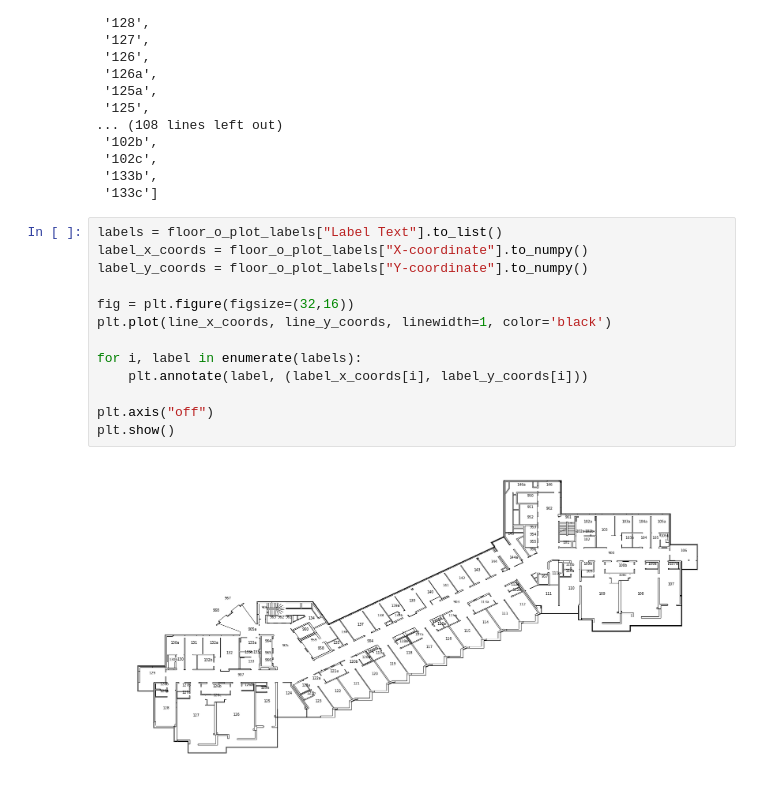
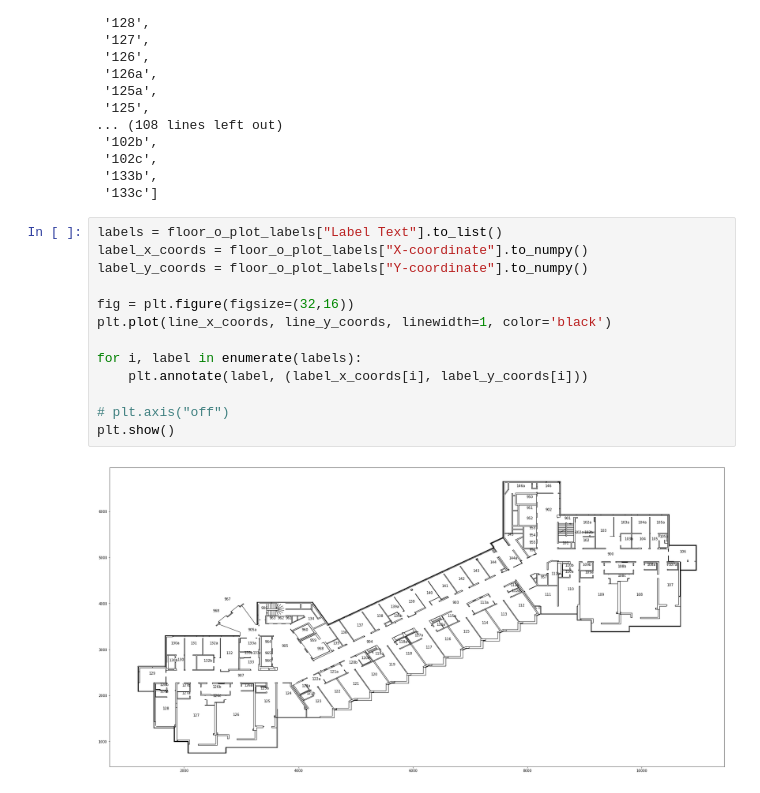
Before and after one commit to IDSC-io/vre-spark, a Jupyter notebook: src/visualization/visualize_cad_map.ipynb, the cells around one changed output. Saved outputs shown, nothing was run; the diff lists cells and outputs as text.

```diff
--- a/src/visualization/visualize_cad_map.ipynb
+++ b/src/visualization/visualize_cad_map.ipynb
@@ -62,15 +61,15 @@ floor_o_plot_labels["Label Text"].to_list()
 # %%
 labels = floor_o_plot_labels["Label Text"].to_list()
 label_x_coords = floor_o_plot_labels["X-coordinate"].to_numpy()
 label_y_coords = floor_o_plot_labels["Y-coordinate"].to_numpy()
 
 fig = plt.figure(figsize=(32,16))
 plt.plot(line_x_coords, line_y_coords, linewidth=1, color='black')
 
 for i, label in enumerate(labels):
     plt.annotate(label, (label_x_coords[i], label_y_coords[i]))
 
-plt.axis("off")
+# plt.axis("off")
 plt.show()
 # %% [output]
-[figure, old version]
+[figure, new version]
```
Also changed, not shown: parts of 9 cells of this notebook.
